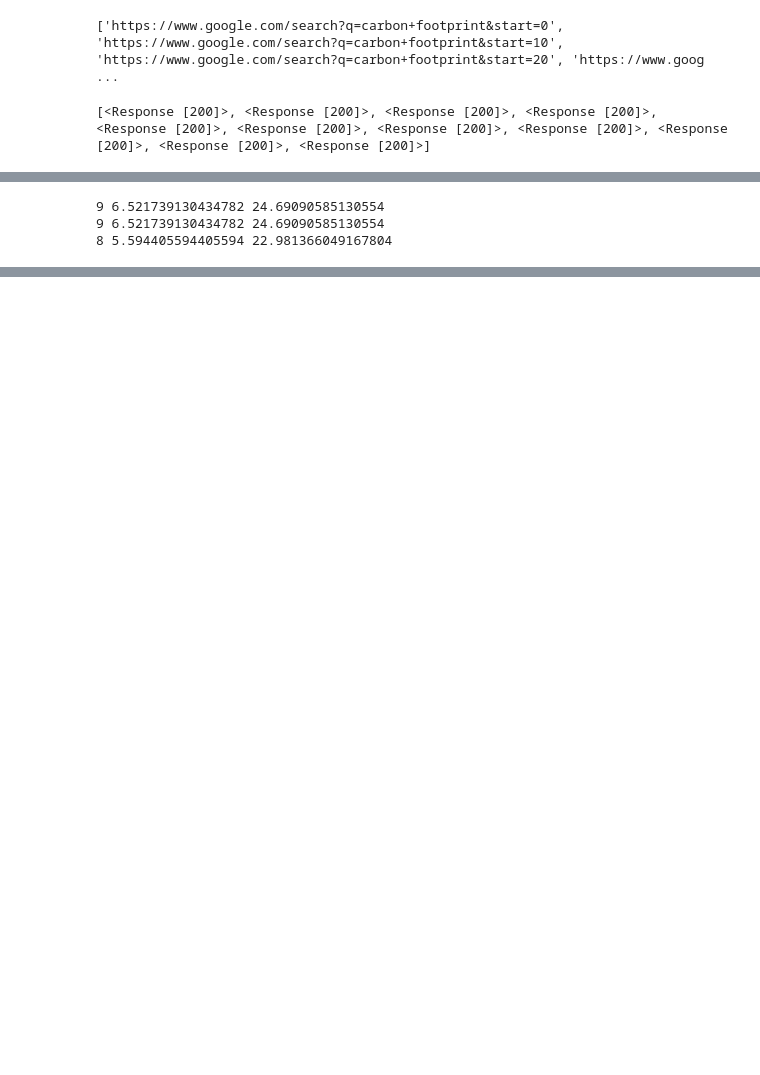
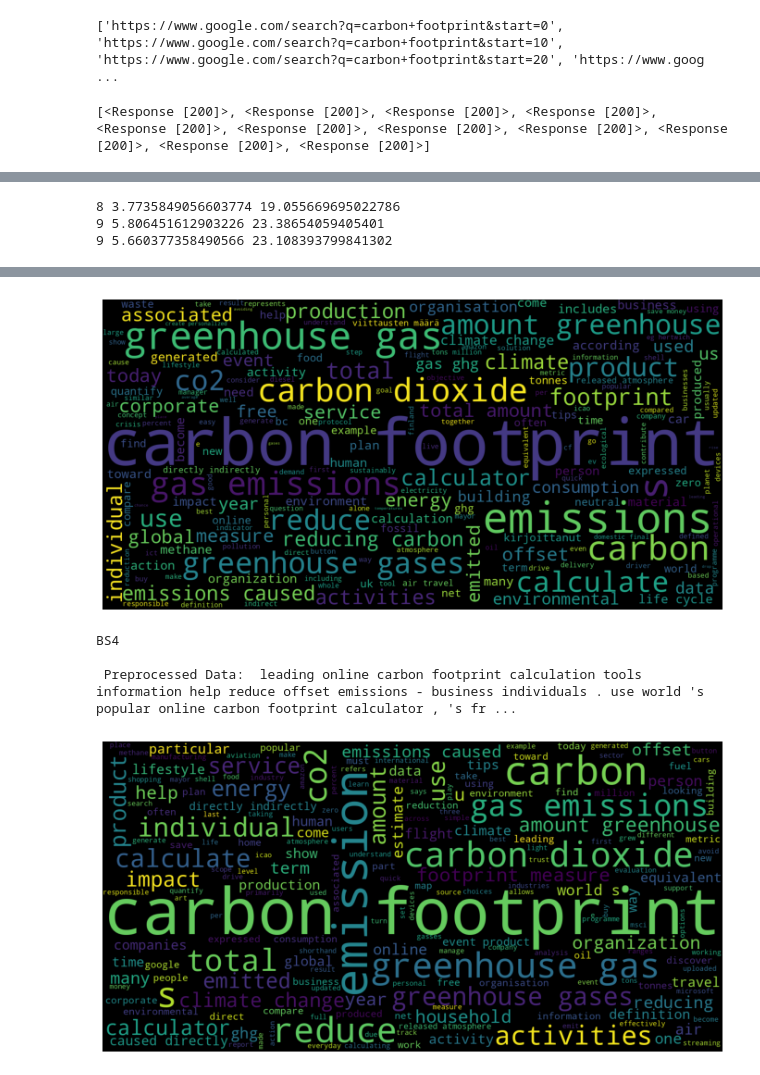
Before and after one commit to vtiinanen/NLP_WuzzyFuzzy, a Jupyter notebook: notebook.ipynb, the cells around one changed output, grey strips where cells are left out. Drawn from its saved outputs; the diff is of its cells as text; code cells hidden in the pictures; blank space fills up the shorter version.

```diff
--- a/notebook.ipynb
+++ b/notebook.ipynb
@@ -59,11 +59,11 @@ descriptions_of_pages = [get_description(res) for res in responses]
 def flatten(t):
     return [item for sublist in t for item in sublist]
 
-all_descriptions = flatten(descriptions_of_pages)
+bs4_scraped_snippets = flatten(descriptions_of_pages)
 
-print(*all_descriptions, sep='\n')
+print(*bs4_scraped_snippets, sep='\n')
 # Possibly not usable data atm
-# Althoug it doesn't cost anything to calc the metrics for this data also
+# Although it doesn't cost anything to calc the metrics for this data also
 # %% [output]
 Leading online carbon footprint calculation tools and information to help reduce and offset your emissions - for business and individuals.
 Use the World's most popular online carbon footprint calculator, and it's FREE. Calculate your carbon emissions from Buildings, Cars, Flights and other ...
@@ -88,10 +88,14 @@ A carbon footprint is the total greenhouse gas emissions (including carbon dioxi
 import csv
 
 # Manually scraped data
+# Done 06.10.2021, Oulu Finland
+# URL = https://www.google.com/search?q=carbon+footprint
+# Selecting next page by clicking
+
 with open('NLP_Carbon_Footprint_Google.csv') as csv_file:
     csv_reader = csv.reader(csv_file, delimiter=',')
-    csv_descriptions = [row[2] for row in csv_reader]
+    manually_scraped_snippets = [row[2] for row in csv_reader]
 
-print(*csv_descriptions, sep='\n')
+print(*manually_scraped_snippets, sep='\n')
 # %% [output]
 A carbon footprint is the total amount of greenhouse gases (including carbon dioxide and methane) that are generated by our actions. ... To have the best chance of avoiding a 2℃ rise in global tempera ...
@@ -115,6 +119,7 @@ Reduce the carbon footprint by 25 percent by 2020. Check out this story and more
 """ FuzzyWuzzy """
 
 from fuzzywuzzy import fuzz
+import numpy as np
 
 # calculate the score of string matching of each pair
 #score = fuzz.ratio("ekan snippetin teksti", "tokan snippetin teksti")
@@ -122,7 +127,6 @@ from fuzzywuzzy import fuzz
 def calc_fuzz_values(doc1, doc2):
     score_list = []
     V1 = 0
-
 
     test_snippet = zip(doc1, doc2)
 
@@ -140,17 +144,21 @@ def calc_fuzz_values(doc1, doc2):
 
     print(V1,V2,V3)
 
-calc_fuzz_values(all_descriptions[0], all_descriptions[1])
-calc_fuzz_values(all_descriptions[1], all_descriptions[2])
-calc_fuzz_values(all_descriptions[3], all_descriptions[4])
+calc_fuzz_values(manually_scraped_snippets[0], manually_scraped_snippets[1])
+calc_fuzz_values(manually_scraped_snippets[1], manually_scraped_snippets[2])
+calc_fuzz_values(manually_scraped_snippets[3], manually_scraped_snippets[4])
 # %% [output]
-9 6.521739130434782 24.69090585130554
-9 6.521739130434782 24.69090585130554
-8 5.594405594405594 22.981366049167804
+8 3.7735849056603774 19.055669695022786
+9 5.806451612903226 23.38654059405401
+9 5.660377358490566 23.108393799841302
 # %%
 """ WordCloud """
 
 import matplotlib.pyplot as plt
+
+import nltk
+nltk.download('stopwords')
+nltk.download('punkt')
 
 from nltk.corpus import stopwords
 from nltk.tokenize import word_tokenize
@@ -181,11 +189,18 @@ class WordCloudGeneration:
         plt.axis("off")
         plt.show()
 
-wordcloud_generator = WordCloudGeneration()
 # you may uncomment the following line to use custom input
 # input_text = input("Enter the text here: ")
-input_text = 'These datasets are used for machine-learning research and have been cited in peer-reviewed academic journals. Datasets are an integral part of the field of machine learning. Major advances in this field can result from advances in learning algorithms (such as deep learning), computer hardware, and, less-intuitively, the availability of high-quality training datasets.[1] High-quality labeled training datasets for supervised and semi-supervised machine learning algorithms are usually difficult and expensive to produce because of the large amount of time needed to label the data. Although they do not need to be labeled, high-quality datasets for unsupervised learning can also be difficult and costly to produce.'
-input_text = input_text.split('.')
-clean_data = wordcloud_generator.preprocessing(input_text)
-wordcloud_generator.create_word_cloud(clean_data)
+# input_text = 'These datasets are used for machine-learning research and have been cited in peer-reviewed academic journals. Datasets are an integral part of the field of machine learning. Major advances in this field can result from advances in learning algorithms (such as deep learning), computer hardware, and, less-intuitively, the availability of high-quality training datasets.[1] High-quality labeled training datasets for supervised and semi-supervised machine learning algorithms are usually difficult and expensive to produce because of the large amount of time needed to label the data. Although they do not need to be labeled, high-quality datasets for unsupervised learning can also be difficult and costly to produce.'
+# input_text = input_text.split('.')
+
+print('Manual')
+manual_wordcloud_generator = WordCloudGeneration()
+manual_clean_data = manual_wordcloud_generator.preprocessing(manually_scraped_snippets)
+manual_wordcloud_generator.create_word_cloud(manual_clean_data)
+
+print('BS4')
+bs4_wordcloud_generator = WordCloudGeneration()
+bs4_clean_data = bs4_wordcloud_generator.preprocessing(bs4_scraped_snippets)
+bs4_wordcloud_generator.create_word_cloud(bs4_clean_data)
 # %% [output]
@@ -195,0 +214,5 @@ LookupError:
+[figure, added]
+BS4
+
+ Preprocessed Data:  leading online carbon footprint calculation tools information help reduce offset emissions - business individuals . use world 's popular online carbon footprint calculator , 's fr ...
+[figure, added]
```
Also changed, not shown: parts of 3 cells of this notebook, 1 other file.
